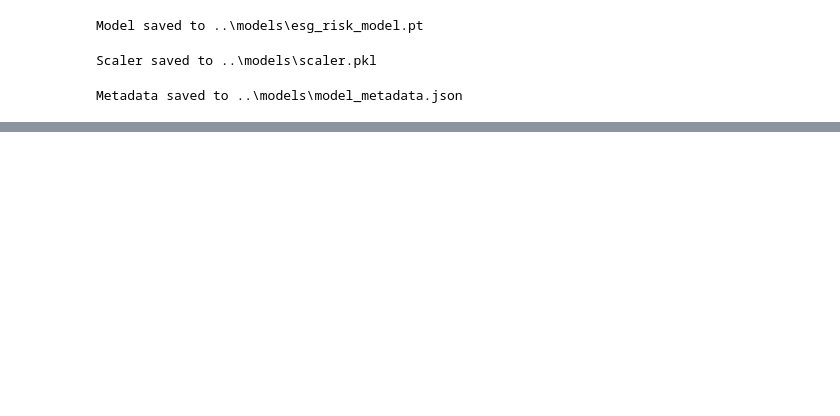
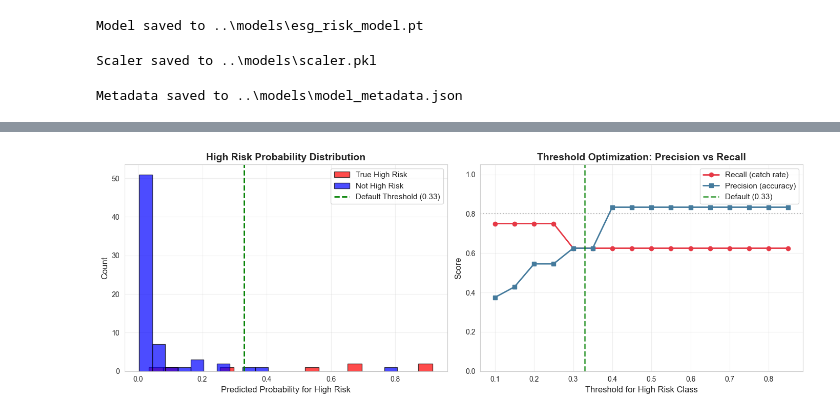
Before and after one commit to Surya-Hariharan/ESG-Sustainability-Analysis, a Jupyter notebook: notebooks/03_ESG_Risk_Model_Training.ipynb, the cells around one changed output, grey strips where cells are left out. Saved outputs shown, nothing was run; the diff lists cells and outputs as text; code cells hidden in the pictures; blank space fills up the shorter version.

```diff
--- a/notebooks/03_ESG_Risk_Model_Training.ipynb
+++ b/notebooks/03_ESG_Risk_Model_Training.ipynb
@@ -504,0 +613,19 @@ Model saved at: ..\models\esg_risk_model.pt
+# %%
+try:
+    metadata['threshold_optimization'] = {
+        'default_threshold': 0.33,
+        'optimal_threshold_80pct_recall': float(optimal_threshold),
+        'high_risk_recall_at_optimal': float(optimal_recall),
+        'high_risk_precision_at_optimal': float(optimal_precision),
+        'recommendation': f'Use threshold {optimal_threshold:.2f} for High risk class in production'
+    }
+    print(f"✅ Updated metadata with threshold optimization results")
+except NameError:
+    print("⚠️  Threshold optimization not run yet. Run the analysis cells below first, then re-run this cell.")
+    metadata['threshold_optimization'] = {
+        'status': 'not_computed',
+        'note': 'Run threshold optimization cells to compute optimal thresholds'
+    }
+with open(model_dir / 'model_metadata.json', 'w') as f:
+    json.dump(metadata, f, indent=2)
+print(f"💾 Metadata saved to {model_dir / 'model_metadata.json'}")
@@ -504,0 +635,65 @@ Model saved at: ..\models\esg_risk_model.pt
+# %%
+test_loader = DataLoader(test_dataset, batch_size=64, shuffle=False)
+all_probs = []
+with torch.no_grad():
+    for batch_X, batch_y in test_loader:
+        batch_X = batch_X.to(device)
+        outputs = final_model(batch_X)
+        probs = torch.softmax(outputs, dim=1)
+        all_probs.extend(probs.cpu().numpy())
+all_probs = np.array(all_probs)
+high_class_idx = 2  # High is class 2
+high_class_probs = all_probs[:, high_class_idx]
+plt.figure(figsize=(14, 5))
+plt.subplot(1, 2, 1)
+true_high = np.array(all_labels) == high_class_idx
+plt.hist(high_class_probs[true_high], bins=20, alpha=0.7, label='True High Risk', color='red', edgecolor='black')
+plt.hist(high_class_probs[~true_high], bins=20, alpha=0.7, label='Not High Risk', color='blue', edgecolor='black')
+plt.axvline(x=0.33, color='green', linestyle='--', linewidth=2, label='Default Threshold (0.33)')
+plt.xlabel('Predicted Probability for High Risk', fontsize=12)
+plt.ylabel('Count', fontsize=12)
+plt.title('High Risk Probability Distribution', fontsize=14, fontweight='bold')
+plt.legend(fontsize=11)
+plt.grid(True, alpha=0.3)
+plt.subplot(1, 2, 2)
+thresholds = np.arange(0.1, 0.9, 0.05)
+recalls = []
+precisions = []
+for threshold in thresholds:
+    adjusted_preds = []
+    for prob_row in all_probs:
+        if prob_row[high_class_idx] >= threshold:
+            adjusted_preds.append(high_class_idx)
+        else:
+            adjusted_preds.append(np.argmax(prob_row))
+    high_mask = np.array(all_labels) == high_class_idx
+    high_recall = np.mean(np.array(adjusted_preds)[high_mask] == high_class_idx)
+    high_pred_mask = np.array(adjusted_preds) == high_class_idx
+    if high_pred_mask.sum() > 0:
+        high_precision = np.mean(np.array(all_labels)[high_pred_mask] == high_class_idx)
+    else:
+        high_precision = 0
+    recalls.append(high_recall)
+    precisions.append(high_precision)
+plt.plot(thresholds, recalls, 'o-', linewidth=2, markersize=6, label='Recall (catch rate)', color='#E63946')
+plt.plot(thresholds, precisions, 's-', linewidth=2, markersize=6, label='Precision (accuracy)', color='#457B9D')
+plt.axvline(x=0.33, color='green', linestyle='--', linewidth=2, alpha=0.7, label='Default (0.33)')
+plt.axhline(y=0.8, color='gray', linestyle=':', alpha=0.5)
+plt.xlabel('Threshold for High Risk Class', fontsize=12)
+plt.ylabel('Score', fontsize=12)
+plt.title('Threshold Optimization: Precision vs Recall', fontsize=14, fontweight='bold')
+plt.legend(fontsize=11, loc='best')
+plt.grid(True, alpha=0.3)
+plt.ylim([0, 1.05])
+plt.tight_layout()
+plt.savefig(model_dir / 'high_risk_analysis.png', dpi=150, bbox_inches='tight')
+plt.show()
+optimal_threshold = thresholds[np.argmin([abs(r - 0.8) for r in recalls])]
+optimal_recall = recalls[np.argmin([abs(r - 0.8) for r in recalls])]
+optimal_precision = precisions[np.argmin([abs(r - 0.8) for r in recalls])]
+print(f"\n🎯 Threshold Optimization Results:")
+print(f"   Current threshold: 0.33 → High Risk Recall: {recalls[4]:.2%}")
+print(f"   Optimal threshold: {optimal_threshold:.2f} → High Risk Recall: {optimal_recall:.2%}, Precision: {optimal_precision:.2%}")
+print(f"   Recommendation: Lower threshold to {optimal_threshold:.2f} for production to catch more high-risk cases")
+# %% [output]
+[figure, added]
```
Also changed, not shown: parts of 18 cells of this notebook, 9 other files.
